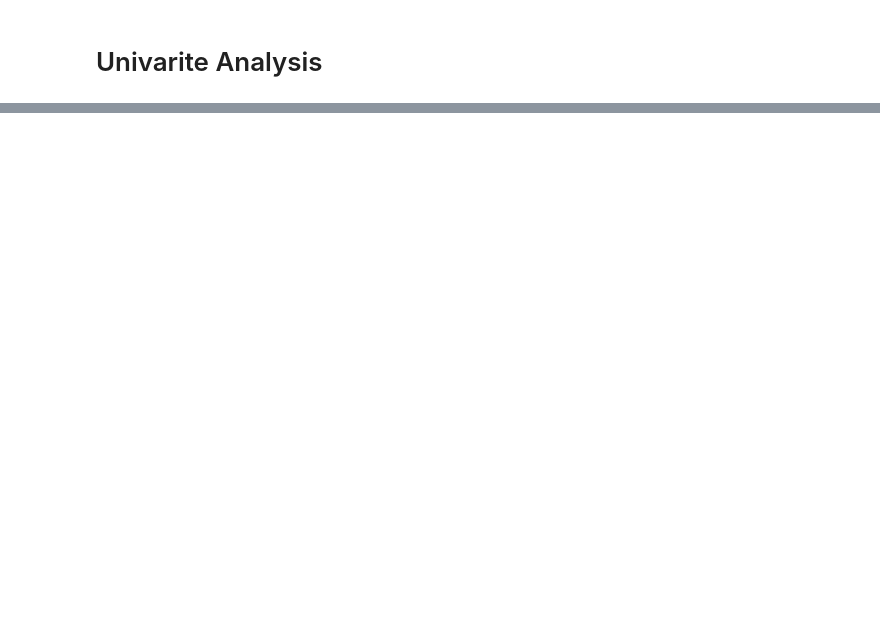
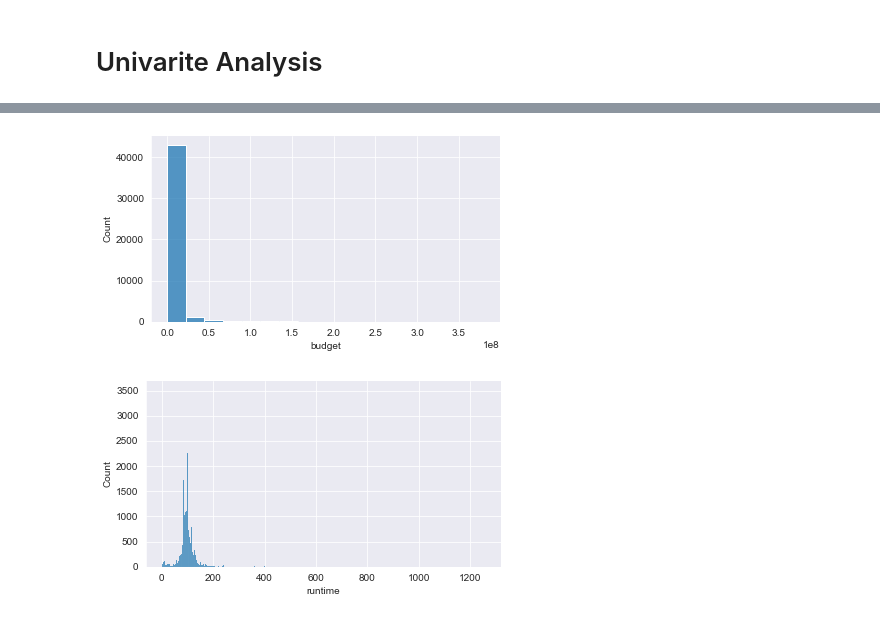
Before and after one commit to yunlintang/EE541_Final_Project, a Jupyter notebook: notebooks/Data_Analysis.ipynb, the cells around one changed output, grey strips where cells are left out. Saved outputs shown, nothing was run; the diff lists cells and outputs as text; code cells hidden in the pictures; blank space fills up the shorter version.

```diff
--- a/notebooks/Data_Analysis.ipynb
+++ b/notebooks/Data_Analysis.ipynb
@@ -50,0 +31,12 @@ Name: overview, Length: 45432, dtype: object
+# %%
+# numeric features
+g = sns.displot(df['budget'],kind='hist')
+g.fig.set_figwidth(6)
+g.fig.set_figheight(3)
+
+g = sns.displot(df['runtime'],kind='hist')
+g.fig.set_figwidth(6)
+g.fig.set_figheight(3)
+# %% [output]
+[figure, added]
+[figure, added]
```
Also changed, not shown: parts of 9 cells of this notebook, 2 other files.
